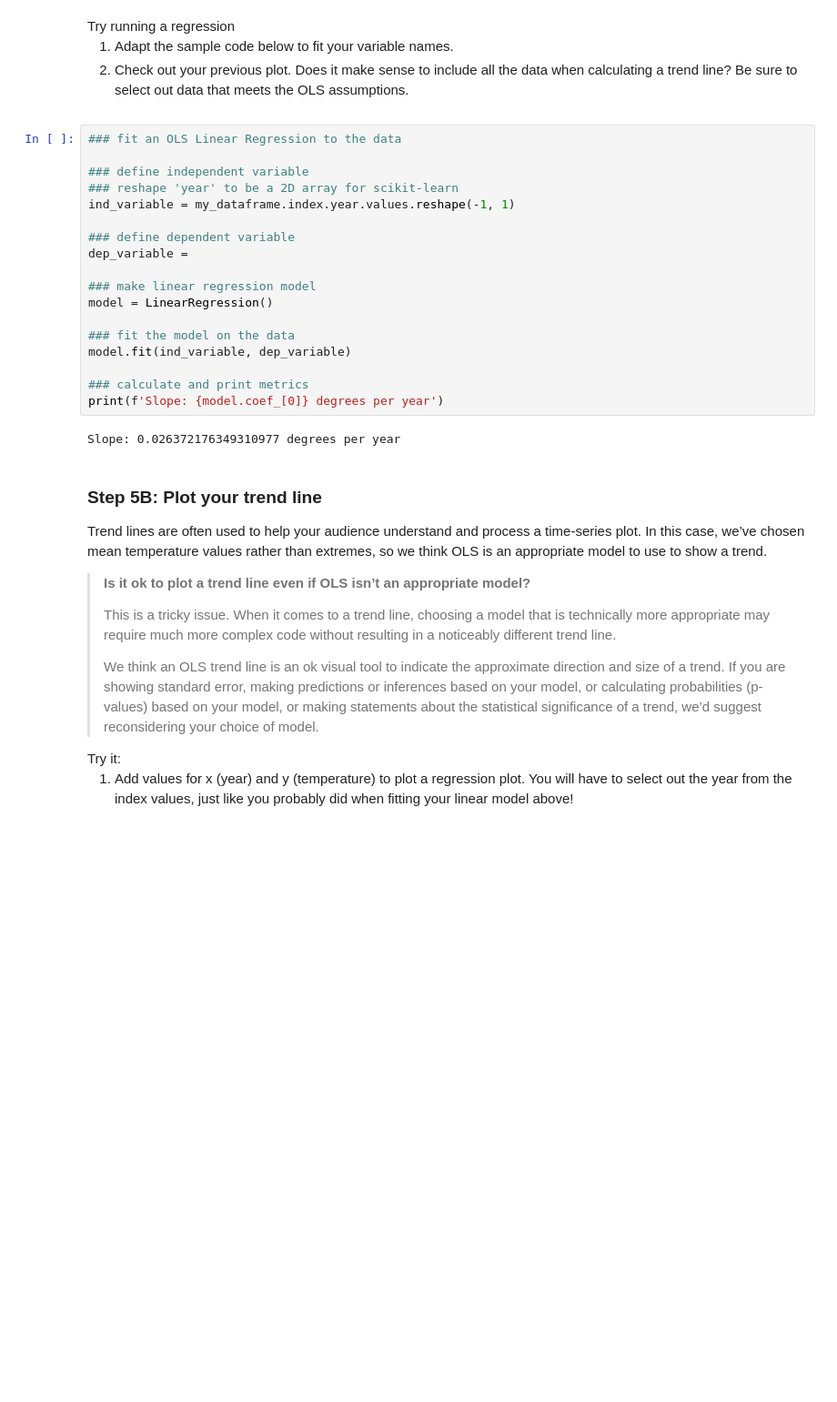
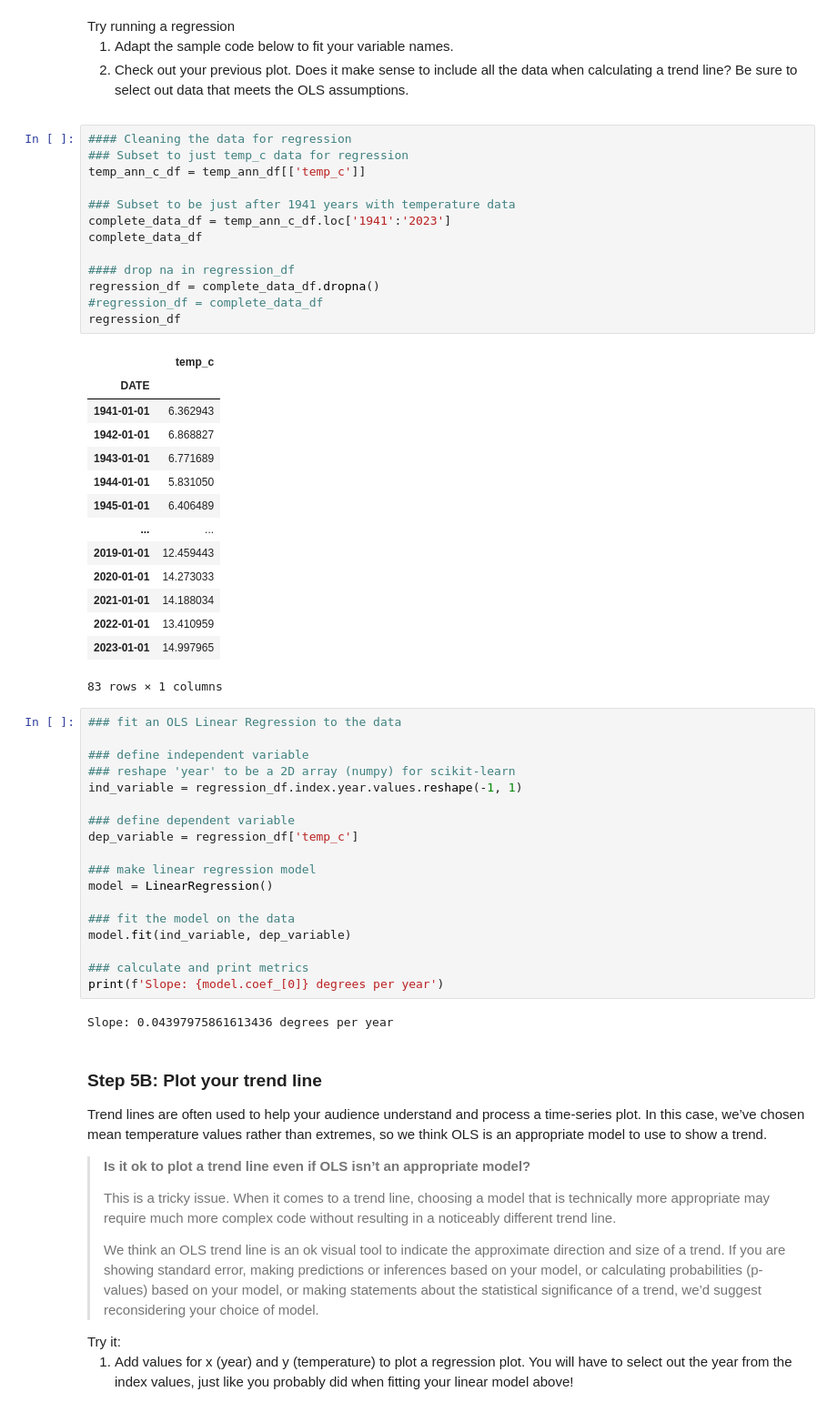
Before and after one commit to nyikacampbell/2026-EDA-climate-change-coding, a Jupyter notebook: 05_climate_trendline.ipynb, the cells around one changed output. Shown at 91% size. Saved outputs shown, nothing was run; the diff lists cells and outputs as text; blank space fills up the shorter version.

```diff
--- a/05_climate_trendline.ipynb
+++ b/05_climate_trendline.ipynb
@@ -104,15 +125,43 @@ from sklearn.linear_model import LinearRegression
 data when calculating a trend line? Be sure to select out data that
 meets the OLS assumptions.</li>
 </ol></div></div>
+# %%
+#### Cleaning the data for regression
+### Subset to just temp_c data for regression
+temp_ann_c_df = temp_ann_df[['temp_c']]
+
+### Subset to be just after 1941 years with temperature data
+complete_data_df = temp_ann_c_df.loc['1941':'2023']
+complete_data_df
+
+#### drop na in regression_df
+regression_df = complete_data_df.dropna()
+#regression_df = complete_data_df
+regression_df
+# %% [output]
+|  | temp_c |
+| DATE |  |
+| 1941-01-01 | 6.362943 |
+| 1942-01-01 | 6.868827 |
+| 1943-01-01 | 6.771689 |
+| 1944-01-01 | 5.831050 |
+| 1945-01-01 | 6.406489 |
+| ... | ... |
+| 2019-01-01 | 12.459443 |
+| 2020-01-01 | 14.273033 |
+| 2021-01-01 | 14.188034 |
+| 2022-01-01 | 13.410959 |
+| 2023-01-01 | 14.997965 |
+83 rows × 1 columns
 # %%
 ### fit an OLS Linear Regression to the data
 
 ### define independent variable
-### reshape 'year' to be a 2D array for scikit-learn
-ind_variable = my_dataframe.index.year.values.reshape(-1, 1)
+### reshape 'year' to be a 2D array (numpy) for scikit-learn
+ind_variable = regression_df.index.year.values.reshape(-1, 1)
 
 ### define dependent variable
-dep_variable =
+dep_variable = regression_df['temp_c']
 
 ### make linear regression model
 model = LinearRegression()
@@ -123,7 +172,7 @@ model.fit(ind_variable, dep_variable)
 ### calculate and print metrics
 print(f'Slope: {model.coef_[0]} degrees per year')
 # %% [output]
-Slope: 0.026372176349310977 degrees per year
+Slope: 0.04397975861613436 degrees per year
 # %% [markdown]
 ### Step 5B: Plot your trend line
 
```
Also changed, not shown: parts of 5 cells of this notebook, 2 other files.
